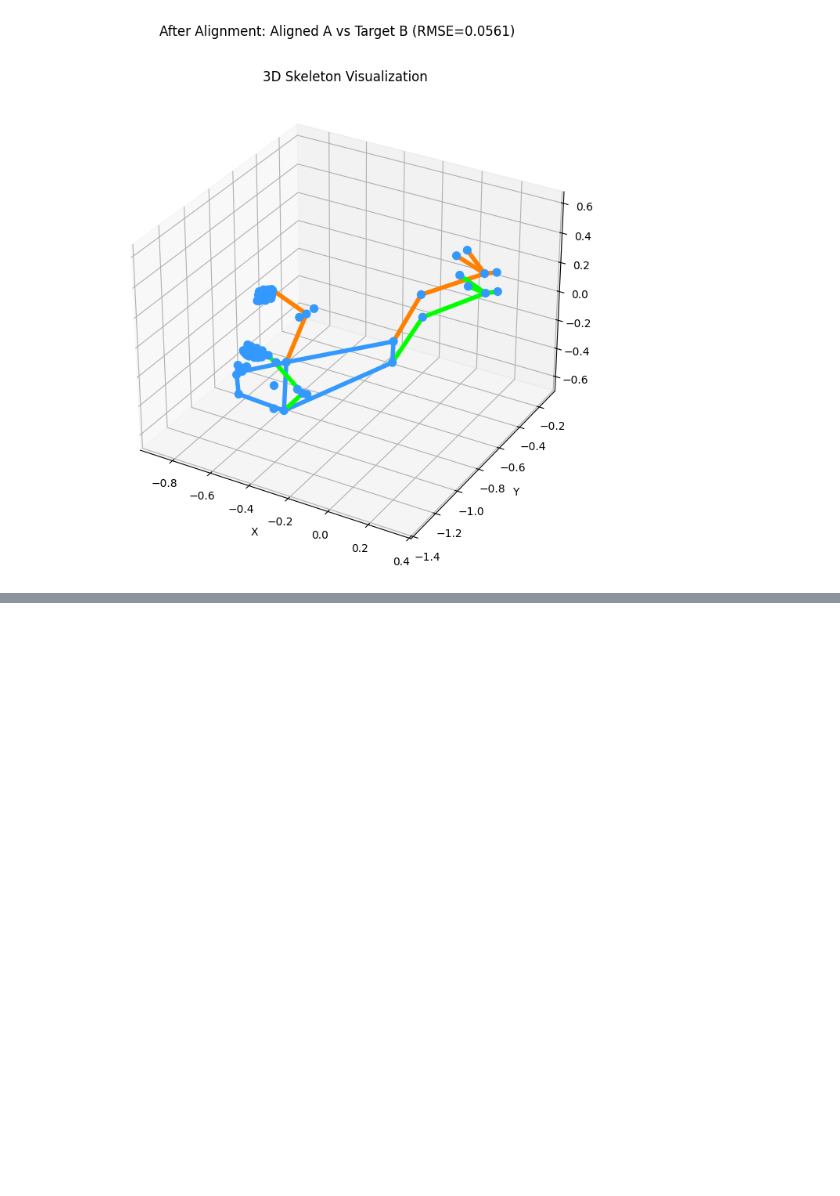
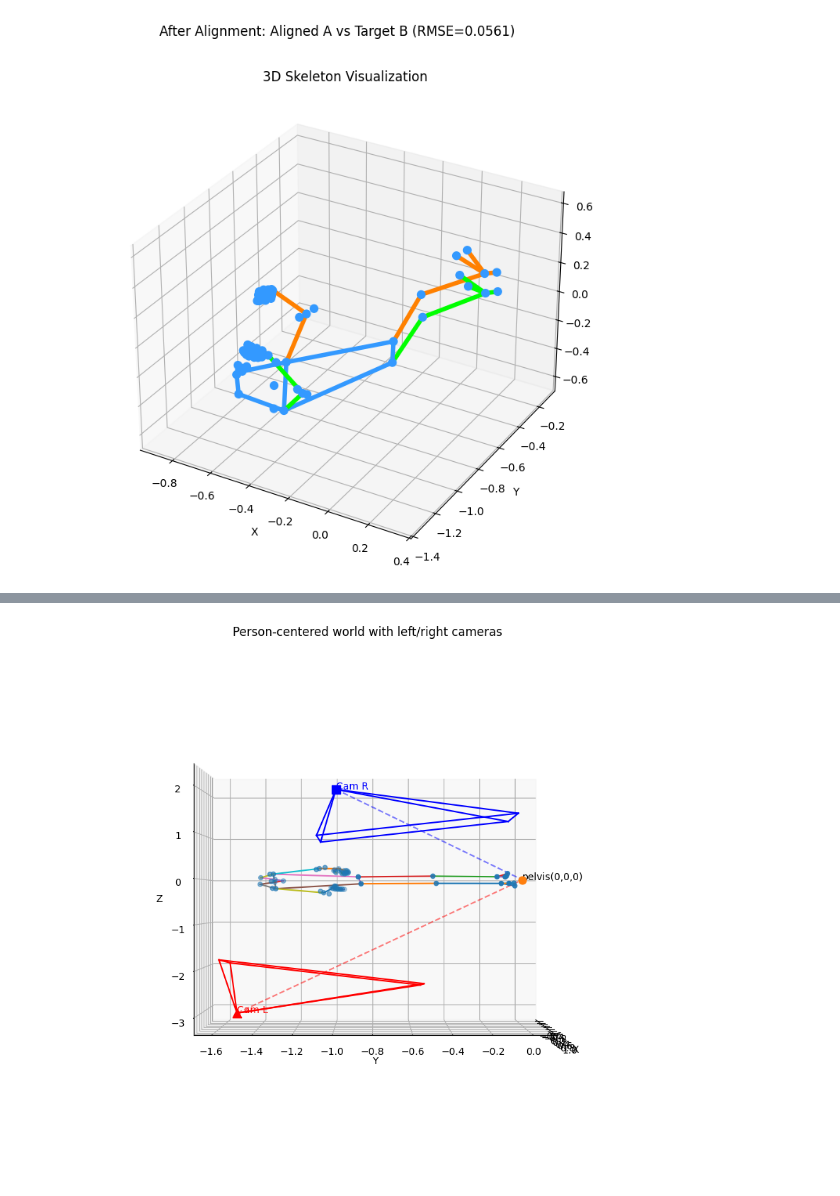
Before and after one commit to ChenKaiXuSan/Skiing_Analysis_PyTorch, a Jupyter notebook: analysis/sam3d_body.ipynb, the cells around one changed output, grey strips where cells are left out. Saved outputs shown, nothing was run; the diff lists cells and outputs as text; code cells hidden in the pictures; blank space fills up the shorter version.

Commit message:
finish draw scene

```diff
--- a/analysis/sam3d_body.ipynb
+++ b/analysis/sam3d_body.ipynb
@@ -491,6 +463,8 @@ def plot_scene(kpts_world, C_L_world, C_R_world,
                edges=None,
                fov_deg=60,
                frustum_depth=1.0,
+			   elev=20,
+               azim=180,
                title="Person-centered world with two cameras"):
     """
     kpts_world : (J,3)  人体 3D 关键点（以骨盆为原点）
@@ -556,18 +530,19 @@ def plot_scene(kpts_world, C_L_world, C_R_world,
             linestyle='--', color='b', alpha=0.5)
 
     # --- 5. 坐标轴 & 视角 ---
-    X_all = np.concatenate([X, [C_L_world[0], C_R_world[0]]])
-    Y_all = np.concatenate([Y, [C_L_world[1], C_R_world[1]]])
-    Z_all = np.concatenate([Z, [C_L_world[2], C_R_world[2]]])
-    # set_equal_3d(ax, X_all, Y_all, Z_all)
-
     ax.set_xlabel("X")
     ax.set_ylabel("Y")
     ax.set_zlabel("Z")
     ax.set_title(title)
 
     # 你可以在这里调一下默认视角：
-    # ax.view_init(elev=20, azim=-60)
+    ax.view_init(elev=elev, azim=azim)
+
+
+	# 翻转 Z 轴显示方向
+    zmin, zmax = ax.get_zlim()
+    ax.set_zlim(zmax, zmin)  # 上下限调换
+
 
     plt.tight_layout()
     plt.show()
@@ -692,29 +667,35 @@ def plot_scene_interactive(kpts_world, C_L_world, C_R_world,
 # %%
 # kpts3d_left: (J,3)   左视角的 3D kpt（已经以骨盆对齐）
 # pred_cam_t_left, pred_cam_t_right: (3,)
 # s, R_RL, t_RL: 用 Umeyama 求出的 右→左 相似变换
 
 # 世界系 = 左人系
 s = 1.0
 R_RL = R
 t_RL = t
 # t_RL = right_outputs[0]['pred_cam_t'] # TODO：为什么直接用这个比较准确呢？刚体变换的 t_RL 不准确？
 
 C_L_world = -left_outputs[0]['pred_cam_t']
 
 C_R_person = -right_outputs[0]['pred_cam_t']
 C_R_world = s * (R_RL @ C_R_person) + t_RL
+# C_R_person[0] = -C_R_person[0]
+# C_R_person[2] = -C_R_person[2]
+# C_R_world = C_R_person
+
 
 kpts_world = A_aligned  # 直接把左视角的人当作世界里的骨架
 
 # 骨架拓扑按你自己的 joint 顺序来，这里只是例子
-# plot_scene(kpts_world, C_L_world, C_R_world,
-#            edges=visualizer.skeleton,
-#            fov_deg=60,
-#            frustum_depth=1.0,
-#            title="Person-centered world with left/right cameras")
+plot_scene(kpts_world, C_L_world, C_R_world,
+           edges=visualizer.skeleton,
+           fov_deg=60,
+           frustum_depth=1.0,
+           title="Person-centered world with left/right cameras")
 
 plot_scene_interactive(kpts_world, C_L_world, C_R_world,
 					   edges=visualizer.skeleton,fov_deg=60,
 					   frustum_depth=1.0,
 					   title="Interactive 3D Scene (Person + Cameras)")
+# %% [output]
+[figure, added]
```
Also changed, not shown: parts of 2 cells of this notebook, 6 other files.
